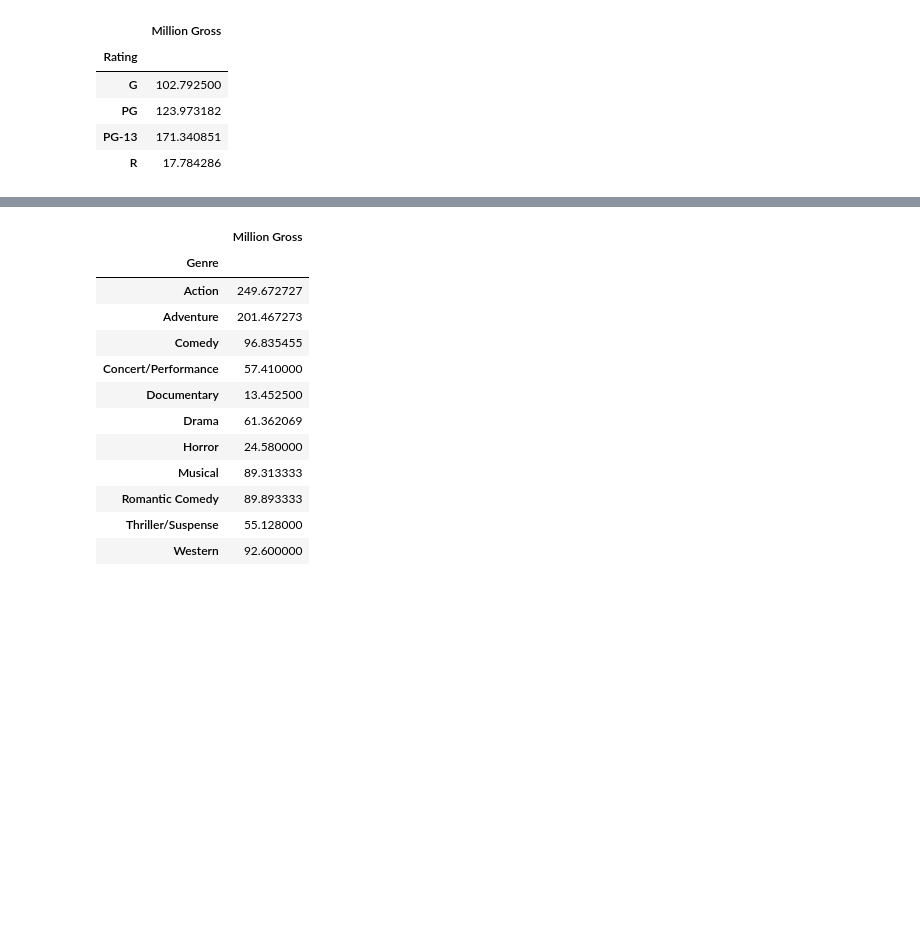
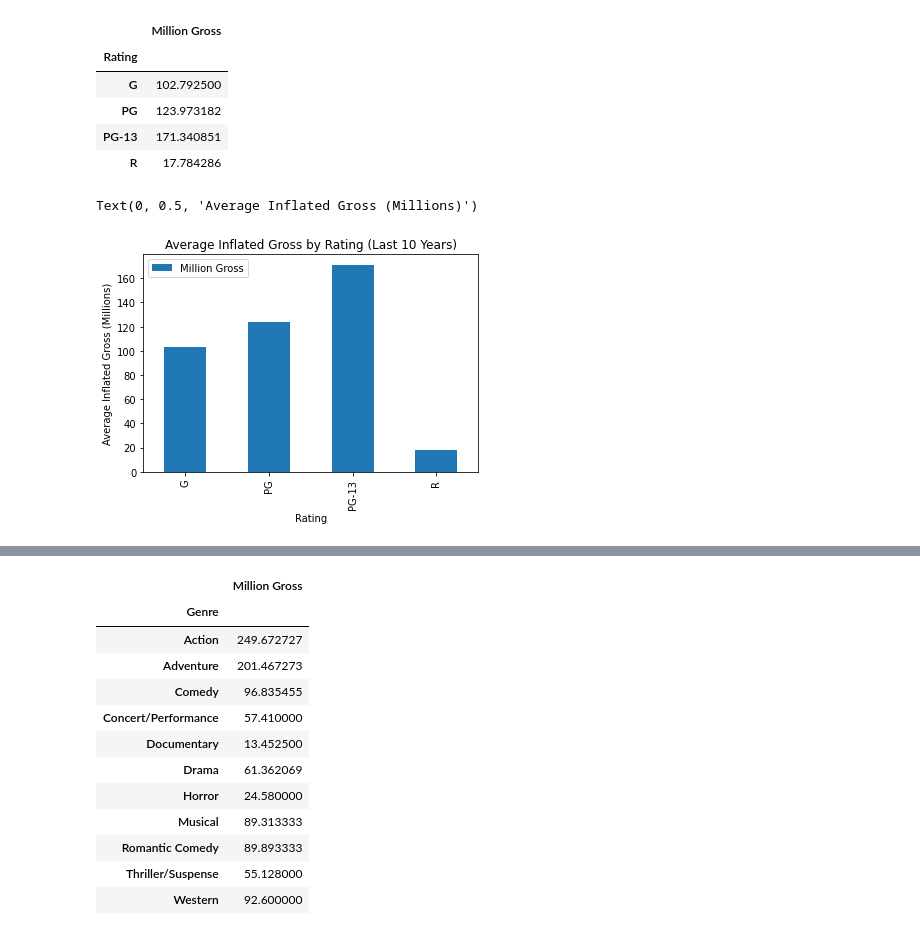
Before and after one commit to Gujaratigirl/butler-groupB-project1, a Jupyter notebook: Disney.ipynb, the cells around one changed output, grey strips where cells are left out. Drawn from its saved outputs; the diff is of its cells as text; code cells hidden in the pictures; blank space fills up the shorter version.

Commit message:
added new tables for last 10 years and comparison plots

```diff
--- a/Disney.ipynb
+++ b/Disney.ipynb
@@ -598,3 +596,12 @@ rating_2005_df
 | PG | 123.973182 |
 | PG-13 | 171.340851 |
 | R | 17.784286 |
+# %%
+#Bar Graph   Rating vs Inflated Gross (FOR LAST 10 YEARS)
+rating_2005_df.plot.bar()
+plt.title('Average Inflated Gross by Rating (Last 10 Years)')
+plt.xlabel('Rating')
+plt.ylabel('Average Inflated Gross (Millions)')
+# %% [output]
+Text(0, 0.5, 'Average Inflated Gross (Millions)')
+[figure, added]
```
Also changed, not shown: parts of 8 cells of this notebook.
